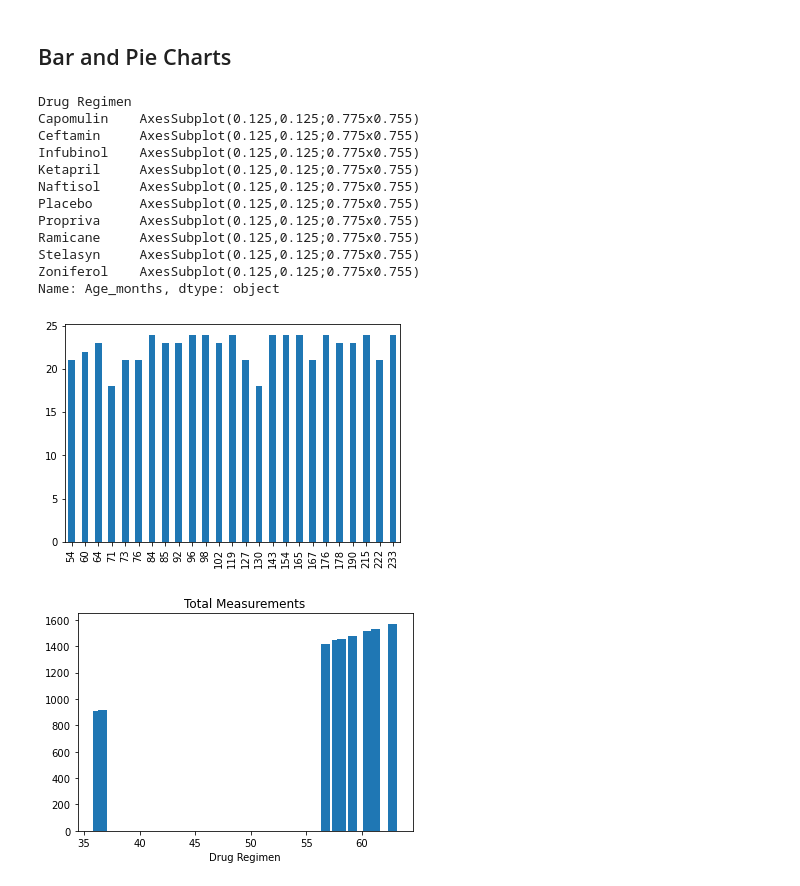
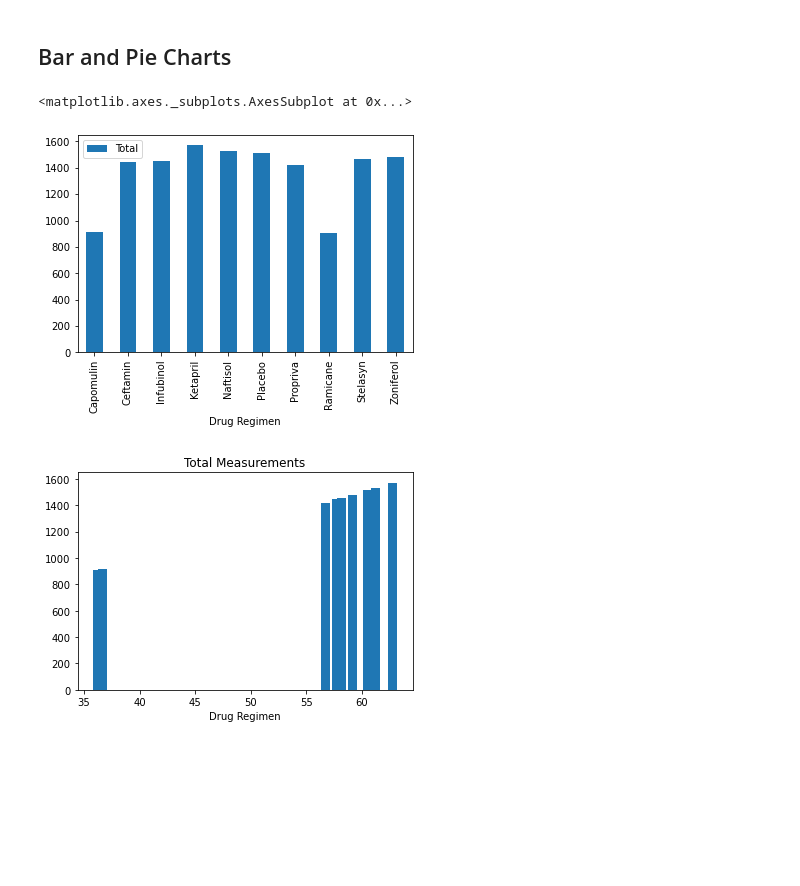
Before and after one commit to ethomps33/MatplotlibHW_ThePowerOfPlots, a Jupyter notebook: Pymaceuticals/pymaceuticals_starter.ipynb, the cells around one changed output. Drawn from its saved outputs; the diff is of its cells as text; code cells hidden in the pictures; blank space fills up the shorter version.

Commit message:
Fixed bar graph

```diff
--- a/Pymaceuticals/pymaceuticals_starter.ipynb
+++ b/Pymaceuticals/pymaceuticals_starter.ipynb
@@ -99,20 +104,10 @@ SyntaxError: keyword can't be an expression (<ipython-input-25-e8ab14a0a23a>, li
 ## Bar and Pie Charts
 # %%
 # Generate a bar plot showing the total number of measurements taken on each drug regimen using pandas.
-drug_reg['Age_months'].plot(kind = 'bar')
+clean_mice_df = pd.DataFrame({'Total': drug_sum})
+clean_mice_df.plot(kind = 'bar')
 # %% [output]
-Drug Regimen
-Capomulin    AxesSubplot(0.125,0.125;0.775x0.755)
-Ceftamin     AxesSubplot(0.125,0.125;0.775x0.755)
-Infubinol    AxesSubplot(0.125,0.125;0.775x0.755)
-Ketapril     AxesSubplot(0.125,0.125;0.775x0.755)
-Naftisol     AxesSubplot(0.125,0.125;0.775x0.755)
-Placebo      AxesSubplot(0.125,0.125;0.775x0.755)
-Propriva     AxesSubplot(0.125,0.125;0.775x0.755)
-Ramicane     AxesSubplot(0.125,0.125;0.775x0.755)
-Stelasyn     AxesSubplot(0.125,0.125;0.775x0.755)
-Zoniferol    AxesSubplot(0.125,0.125;0.775x0.755)
-Name: Age_months, dtype: object
+<matplotlib.axes._subplots.AxesSubplot at 0x...>
-[figure, old version]
+[figure, new version]
 # %%
 # Generate a bar plot showing the total number of measurements taken on each drug regimen using pyplot.
```
Also changed, not shown: parts of 2 cells of this notebook.
